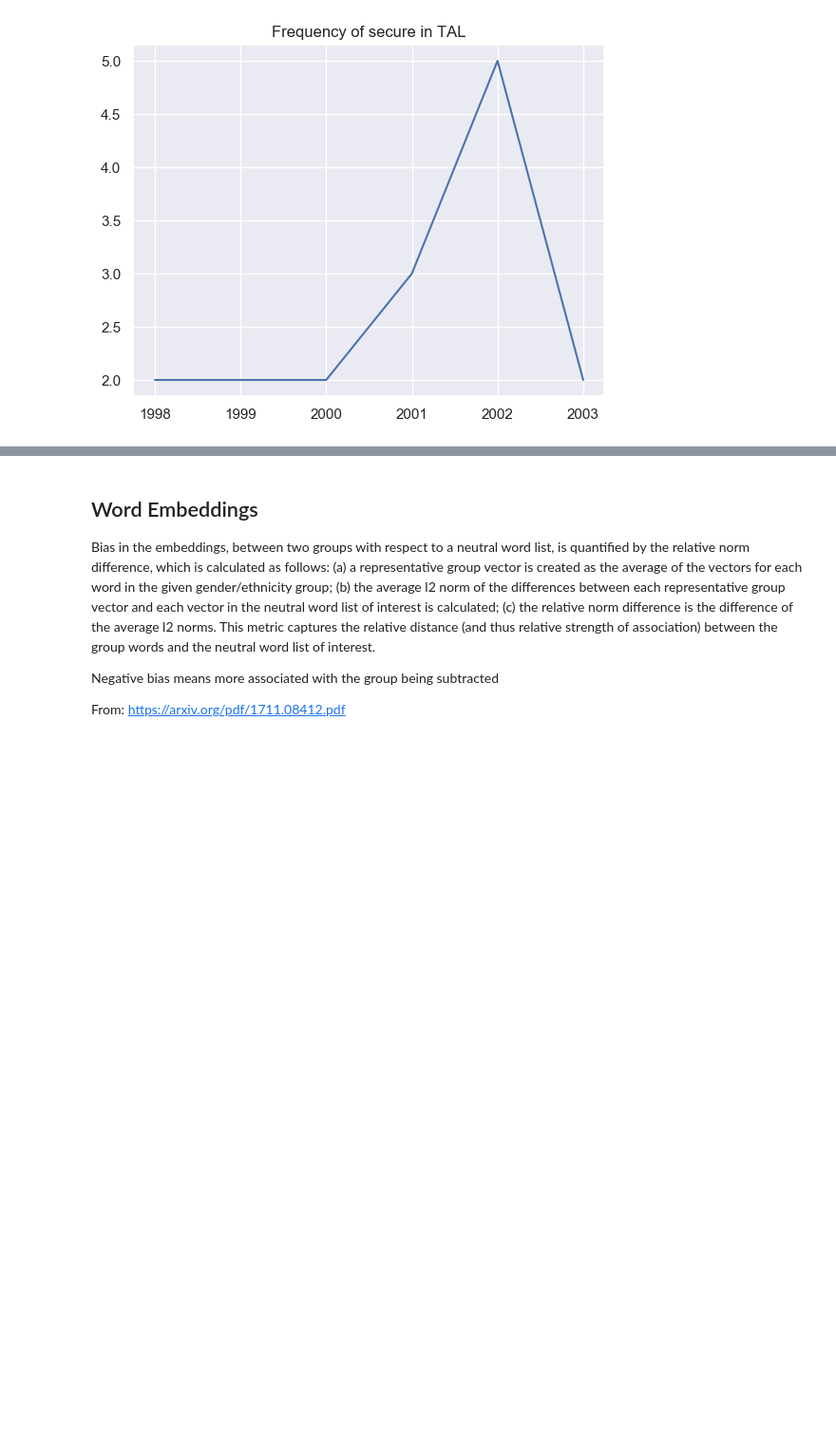
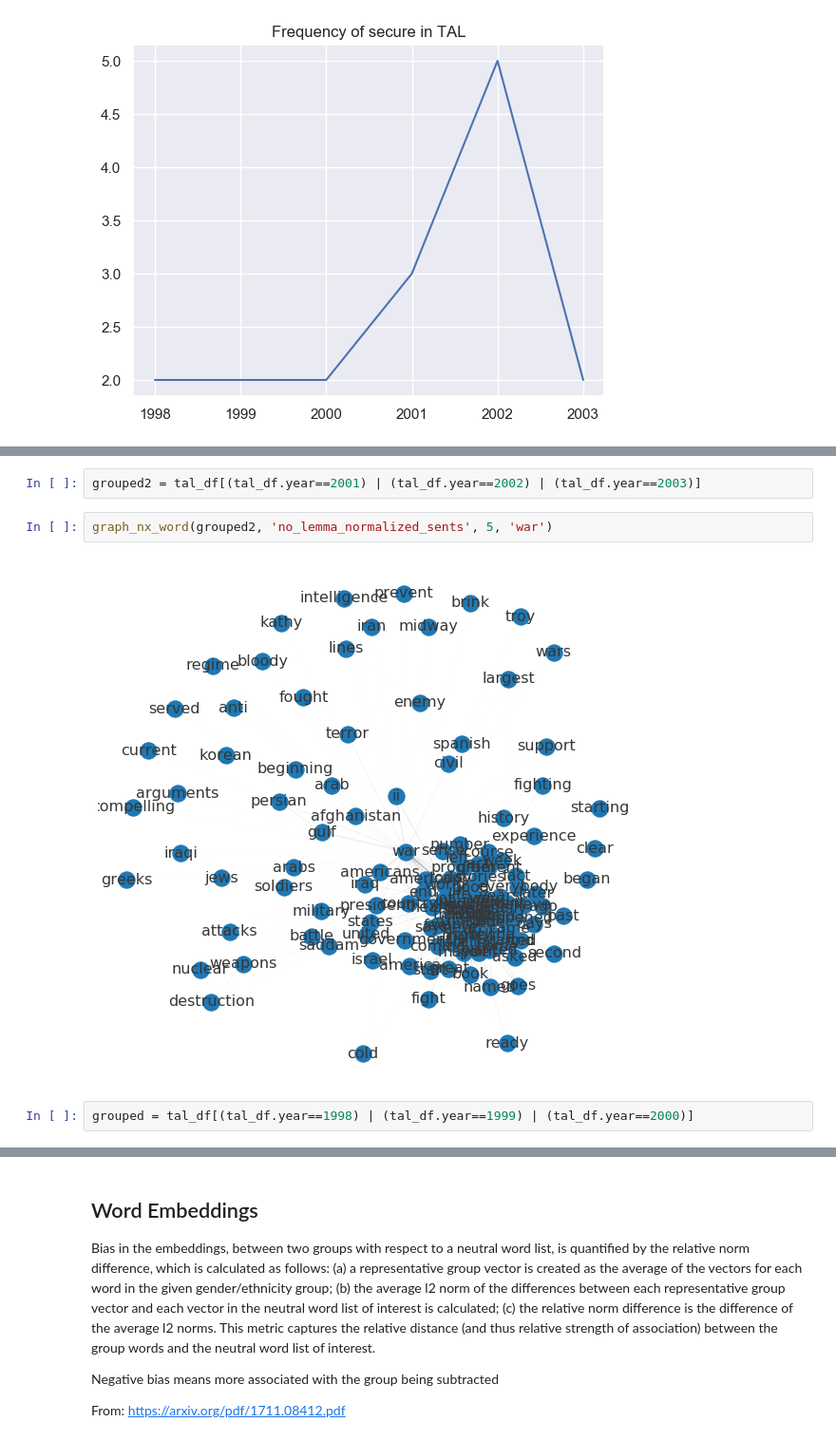
Before and after one commit to laurenjli/nlp-tal, a Jupyter notebook: events_analysis.ipynb, the cells around one changed output, grey strips where cells are left out. Shown at 95% size. Saved outputs shown, nothing was run; the diff lists cells and outputs as text; blank space fills up the shorter version.

```diff
--- a/events_analysis.ipynb
+++ b/events_analysis.ipynb
@@ -494,0 +623,8 @@ plot_count(tal_df,[1998,1999,2000,2001,2002,2003],'secure')
+# %%
+grouped2 = tal_df[(tal_df.year==2001) | (tal_df.year==2002) | (tal_df.year==2003)]
+# %%
+graph_nx_word(grouped2, 'no_lemma_normalized_sents', 5, 'war')
+# %% [output]
+[figure, added]
+# %%
+grouped = tal_df[(tal_df.year==1998) | (tal_df.year==1999) | (tal_df.year==2000)]
```
Also changed, not shown: parts of 27 cells of this notebook, 1 other file.
